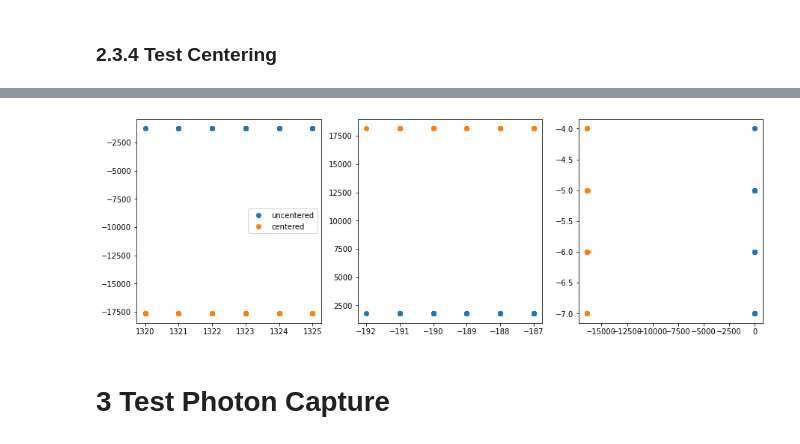
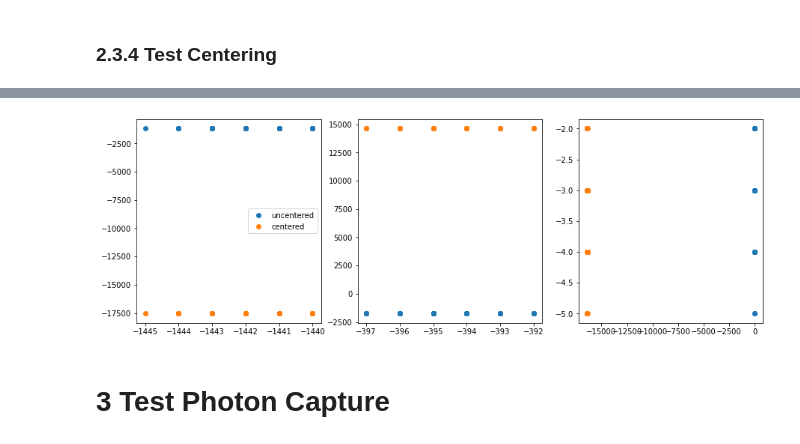
Before and after one commit to MazinLab/MKIDGen3, a Jupyter notebook: notebooks/PhotonPipeFullVerification.ipynb, the cells around one changed output, grey strips where cells are left out. Cells and saved outputs as stored; diff of their text form; code cells hidden in the pictures.

```diff
--- a/notebooks/PhotonPipeFullVerification.ipynb
+++ b/notebooks/PhotonPipeFullVerification.ipynb
@@ -42,6 +44,6 @@ time.tzset()
 # %%
 # Download Overlay, Optionally Configure Clocks
-bitstream='/home/xilinx/gen3_top_eng6.bit'
+bitstream='/home/xilinx/gen3_top_mts_22_30t_intcfix.bit'
 mkidgen3.drivers.rfdcclock.configure(programming_key='4.096GSPS_MTS_dualloop',clock_source='external')
 time.sleep(0.5)
 ol = Overlay(bitstream, ignore_version=True, download=True)
@@ -76,0 +69,15 @@ ol.dac_table.configure(**waveform.settings_dict())
+# %%
+if not hasattr(ol, 'dac_table'):
+    def dac_config(*args, **kwargs):
+        packed_data = np.zeros(2 ** 20, dtype=np.uint16)
+        data=kwargs['waveform'].output_waveform
+        iload = data.real.astype(np.int16)
+        qload = data.imag.astype(np.int16)
+        for i in range(8):
+            packed_data[i:data.size * 2:16] = iload[i::8]
+            packed_data[i + 8:data.size * 2:16] = qload[i::8]
+        ol.dactable.axi_bram_ctrl_0.mmio.array[:]=np.frombuffer(packed_data, dtype=np.uint32)
+        time.sleep(1)
+else:
+    def dac_config(*args, **kwargs):
+        ol.dac_table.configure(**kwargs)
@@ -132,4 +155,7 @@ del riq, iq, phase
 centers = np.zeros(2048, dtype=np.complex64)
 phase_offsets=np.zeros(2048)
 ol.photon_pipe.reschan.ddccontrol_0.configure(ddc_tones, phase_offsets, centers)
-_, iq_uncentered = ol.capture.ddc_compare_cap()
+x = ol.capture.capture_iq(1024, 'all', tap_location='ddciq')
+iq_uncentered= np.array(x)
+iq_uncentered = iq_uncentered[..., 0] + iq_uncentered[..., 1] * 1j
+del x
@@ -141,4 +170,7 @@ centers[0:3] = [0+0.5*1j, 0-0.5*1j, 0.5+0*1j]
 # %%
 # Program Centers and Capture
 ol.photon_pipe.reschan.ddccontrol_0.configure(ddc_tones, phase_offsets, centers)
-_, iq_centered = ol.capture.ddc_compare_cap()
+x = ol.capture.capture_iq(1024, 'all', tap_location='ddciq')
+iq_centered= np.array(x)
+iq_centered = iq_centered[..., 0] + iq_centered[..., 1] * 1j
+del x
@@ -145,15 +180,15 @@ _, iq_centered = ol.capture.ddc_compare_cap()
 # %%
 # Plot Results
 chan_plt=[0,1,2]
 fig, axes = plt.subplots(1,len(chan_plt), figsize=(15,5))
 for j,(i, ax) in enumerate(zip(chan_plt,axes.T)):
     ax.plot(iq_uncentered[:,i].real, iq_uncentered[:,i].imag, "o", label="uncentered")
     ax.plot(iq_centered[:,i].real, iq_centered[:,i].imag, "o", label="centered")
     if j==0:
         ax.legend()
-del iq_uncentered, iq_centered, _
+del iq_uncentered, iq_centered
 # %% [output]
-[figure, old version]
+[figure, new version]
 # %%
 centers = np.zeros(2048, dtype=np.complex64)
 phase_offsets=np.zeros(2048)
```
Also changed, not shown: parts of 82 cells of this notebook, 5 other files.
